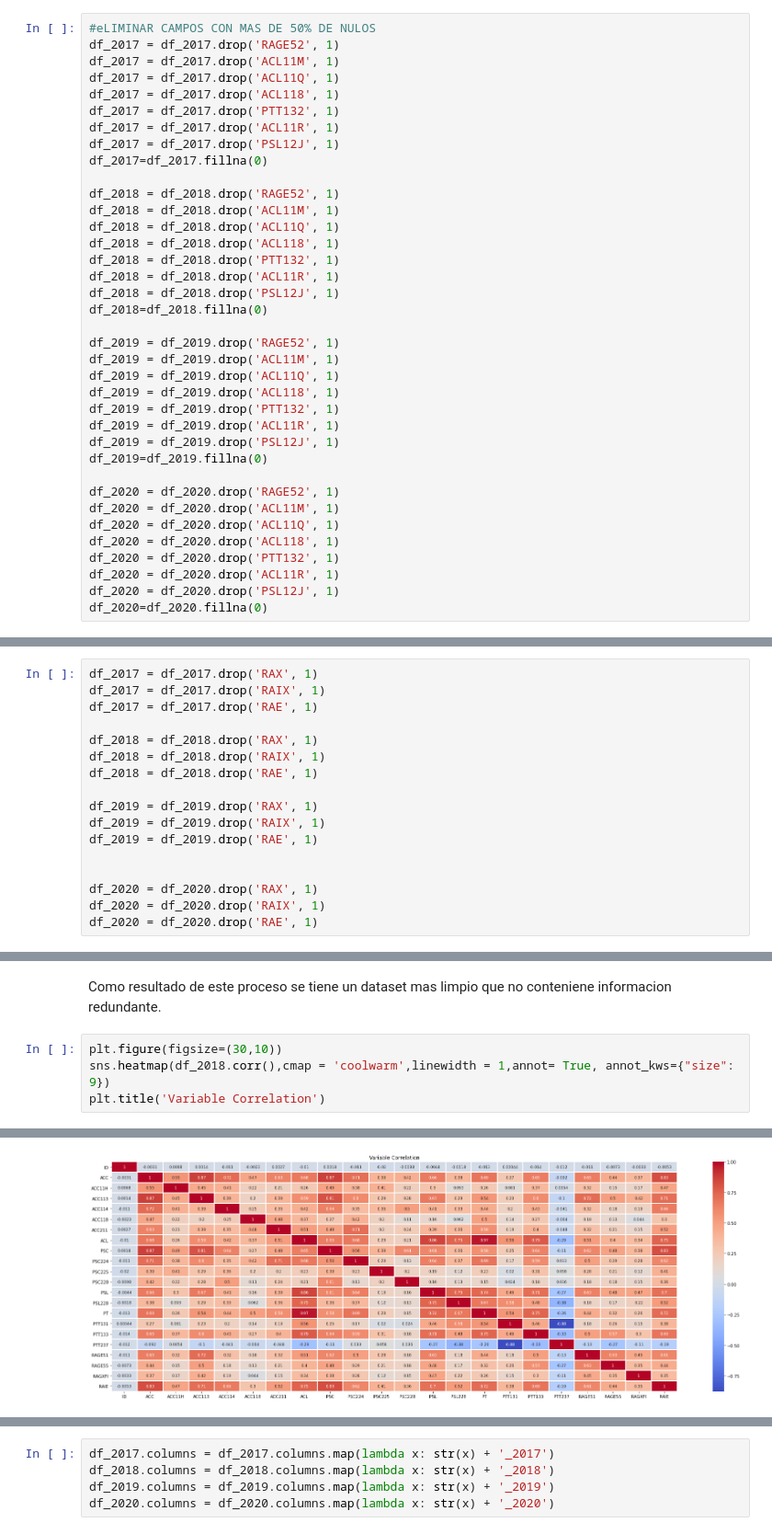
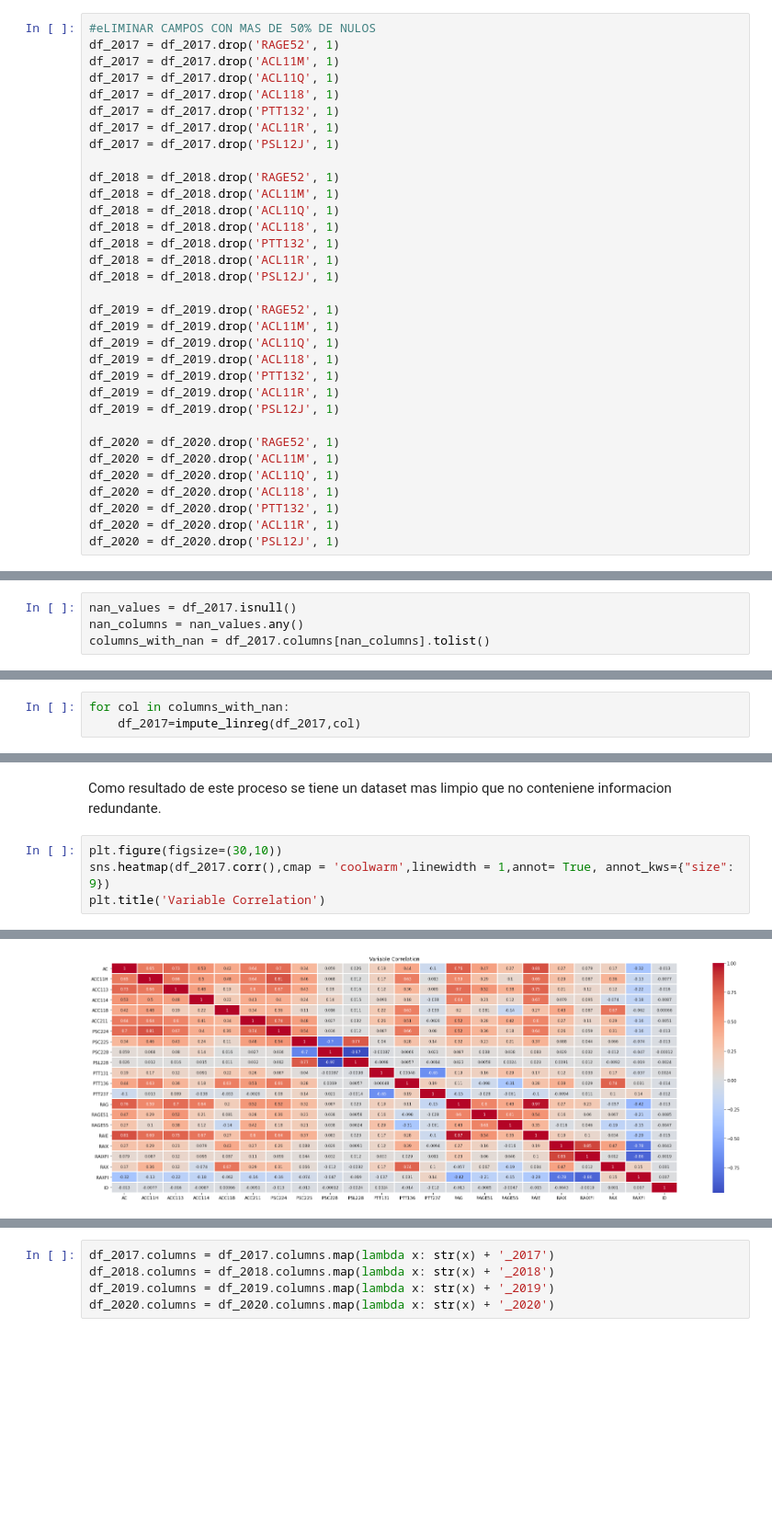
Before and after one commit to gabolruoc/empresas-alto-crecimiento, a Jupyter notebook: Empresas Alto Crecimiento.ipynb, the cells around one changed output, grey strips where cells are left out. Shown at 92% size. Saved outputs shown, nothing was run; the diff lists cells and outputs as text; blank space fills up the shorter version.

```diff
--- a/Empresas Alto Crecimiento.ipynb
+++ b/Empresas Alto Crecimiento.ipynb
@@ -81,7 +117,6 @@ df_2017 = df_2017.drop('ACL118', 1)
 df_2017 = df_2017.drop('PTT132', 1)
 df_2017 = df_2017.drop('ACL11R', 1)
 df_2017 = df_2017.drop('PSL12J', 1)
-df_2017=df_2017.fillna(0)
 
 df_2018 = df_2018.drop('RAGE52', 1)
 df_2018 = df_2018.drop('ACL11M', 1)
@@ -90,7 +125,6 @@ df_2018 = df_2018.drop('ACL118', 1)
 df_2018 = df_2018.drop('PTT132', 1)
 df_2018 = df_2018.drop('ACL11R', 1)
 df_2018 = df_2018.drop('PSL12J', 1)
-df_2018=df_2018.fillna(0)
 
 df_2019 = df_2019.drop('RAGE52', 1)
 df_2019 = df_2019.drop('ACL11M', 1)
@@ -99,7 +133,6 @@ df_2019 = df_2019.drop('ACL118', 1)
 df_2019 = df_2019.drop('PTT132', 1)
 df_2019 = df_2019.drop('ACL11R', 1)
 df_2019 = df_2019.drop('PSL12J', 1)
-df_2019=df_2019.fillna(0)
 
 df_2020 = df_2020.drop('RAGE52', 1)
 df_2020 = df_2020.drop('ACL11M', 1)
@@ -108,4 +141,3 @@ df_2020 = df_2020.drop('ACL118', 1)
 df_2020 = df_2020.drop('PTT132', 1)
 df_2020 = df_2020.drop('ACL11R', 1)
 df_2020 = df_2020.drop('PSL12J', 1)
-df_2020=df_2020.fillna(0)
@@ -111,0 +176,4 @@ df_2020=df_2020.fillna(0)
+# %%
+nan_values = df_2017.isnull()
+nan_columns = nan_values.any()
+columns_with_nan = df_2017.columns[nan_columns].tolist()
@@ -111,0 +182,3 @@ df_2020=df_2020.fillna(0)
+# %%
+for col in columns_with_nan:
+    df_2017=impute_linreg(df_2017,col)
@@ -197,17 +212,0 @@ Se eliminan tambien los datos relacionados a los ingresos puesto que esta forma
-# %%
-df_2017 = df_2017.drop('RAX', 1)
-df_2017 = df_2017.drop('RAIX', 1)
-df_2017 = df_2017.drop('RAE', 1)
-
-df_2018 = df_2018.drop('RAX', 1)
-df_2018 = df_2018.drop('RAIX', 1)
-df_2018 = df_2018.drop('RAE', 1)
-
-df_2019 = df_2019.drop('RAX', 1)
-df_2019 = df_2019.drop('RAIX', 1)
-df_2019 = df_2019.drop('RAE', 1)
-
-
-df_2020 = df_2020.drop('RAX', 1)
-df_2020 = df_2020.drop('RAIX', 1)
-df_2020 = df_2020.drop('RAE', 1)
@@ -215,8 +306,8 @@ df_2020 = df_2020.drop('RAE', 1)
 Como resultado de este proceso se tiene un dataset mas limpio que no conteniene informacion redundante.
 # %%
 plt.figure(figsize=(30,10))
-sns.heatmap(df_2018.corr(),cmap = 'coolwarm',linewidth = 1,annot= True, annot_kws={"size": 9})
+sns.heatmap(df_2017.corr(),cmap = 'coolwarm',linewidth = 1,annot= True, annot_kws={"size": 9})
 plt.title('Variable Correlation')
 # %% [output]
 Text(0.5, 1.0, 'Variable Correlation')
-[figure, old version]
+[figure, new version]
```
Also changed, not shown: parts of 139 cells of this notebook.
